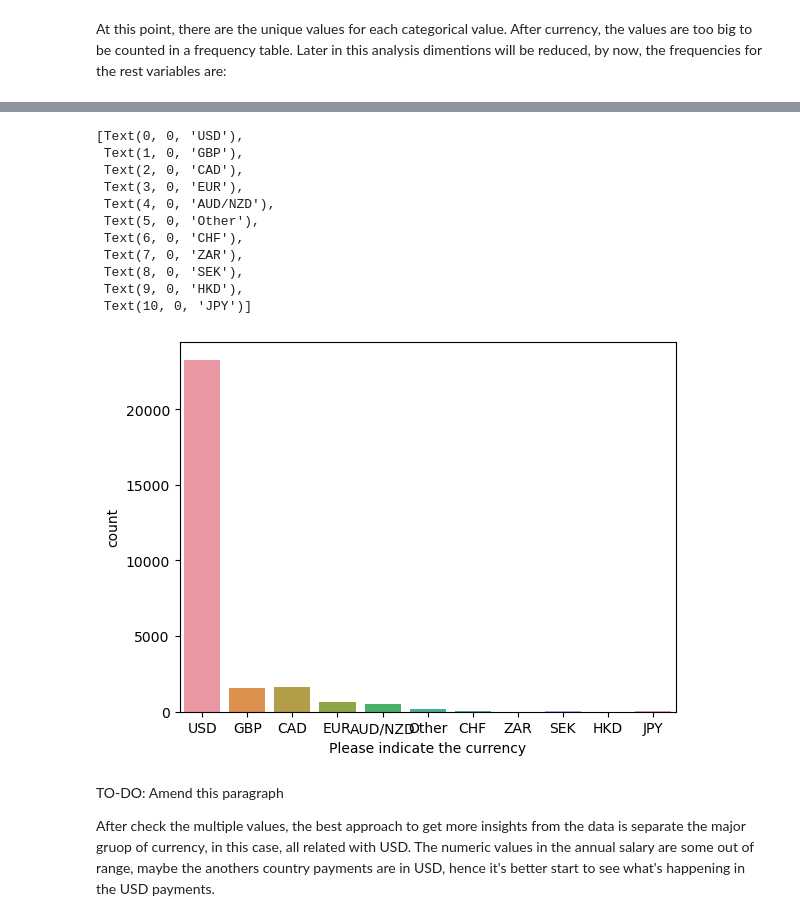
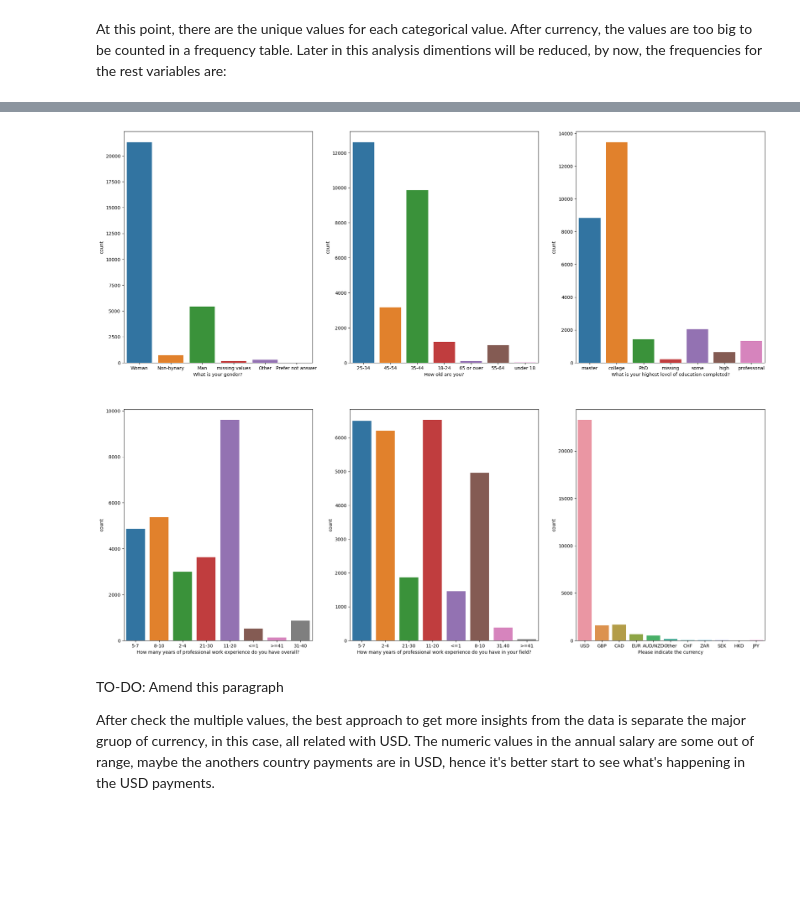
Before and after one commit to armandolezama/data-science-portfolio, a Jupyter notebook: Data_Science_Cycle/Ask_A_Manager_Salary_Survey_2021/Ask_A_Manager_Salary_Survey_2021.ipynb, the cells around one changed output, grey strips where cells are left out. Drawn from its saved outputs; the diff is of its cells as text; code cells hidden in the pictures; blank space fills up the shorter version.

Commit message:
Compressed bar chart for categorical variables description

```diff
--- a/Data_Science_Cycle/Ask_A_Manager_Salary_Survey_2021/Ask_A_Manager_Salary_Survey_2021.ipynb
+++ b/Data_Science_Cycle/Ask_A_Manager_Salary_Survey_2021/Ask_A_Manager_Salary_Survey_2021.ipynb
@@ -340,19 +273,59 @@ field_years_of_work
-# %%
-currency_plot = sns.countplot(data=salary_survey_data, x = categorical_variables[3])
-currency_plot.get_xticklabels()
-# %% [output]
-[Text(0, 0, 'USD'),
- Text(1, 0, 'GBP'),
- Text(2, 0, 'CAD'),
- Text(3, 0, 'EUR'),
- Text(4, 0, 'AUD/NZD'),
- Text(5, 0, 'Other'),
- Text(6, 0, 'CHF'),
- Text(7, 0, 'ZAR'),
- Text(8, 0, 'SEK'),
- Text(9, 0, 'HKD'),
- Text(10, 0, 'JPY')]
-[figure, removed]
+# %%
+fig, ax = plt.subplots(2, 3, figsize=(25, 20))
+
+gender_plot = sns.countplot(data=salary_survey_data, x = categorical_variables[10], ax=ax[0][0])
+# print(gender_plot.get_xticklabels())
+gender_plot.set_xticklabels(
+  [
+    'Woman',
+    'Non-bynary',
+    'Man',
+    'missing values',
+    'Other',
+    'Prefer not answer'
+  ]
+)
+
+age_plot = sns.countplot(data=salary_survey_data, x = categorical_variables[0], ax=ax[0][1])
+
+education_plot = sns.countplot(data=salary_survey_data, x = categorical_variables[9], ax=ax[0][2])
+education_plot.set_xticklabels(['master', 'college', 'PhD', 'missing', 'some', 'high', 'professonal'])
+
+total_years_of_work = sns.countplot(data=salary_survey_data, x = categorical_variables[7], ax=ax[1][0])
+# total_years_of_work.get_xticklabels()
+total_years_of_work.set_xticklabels(
+  [
+    '5-7',
+    '8-10',
+    '2-4',
+    '21-30',
+    '11-20',
+    '<=1',
+    '>=41',
+    '31-40'
+  ]
+)
+
+field_years_of_work = sns.countplot(data=salary_survey_data, x = categorical_variables[8], ax=ax[1][1])
+field_years_of_work.set_xticklabels(
+  [
+    '5-7',
+    '2-4',
+    '21-30',
+    '11-20',
+    '<=1',
+    '8-10',
+    '31.40',
+    '>=41',
+  ]
+)
+
+currency_plot = sns.countplot(data=salary_survey_data, x = categorical_variables[3],ax=ax[1][2])
+currency_plot.get_xticklabels()
+
+fig.show()
+# %% [output]
+[figure, added]
 # %% [markdown]
 TO-DO: Amend this paragraph
 
```
Also changed, not shown: parts of 5 cells of this notebook.
